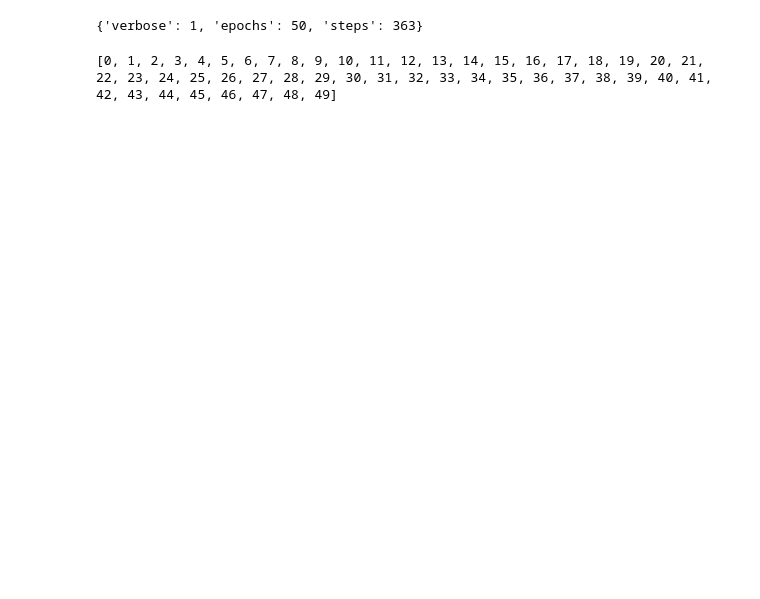
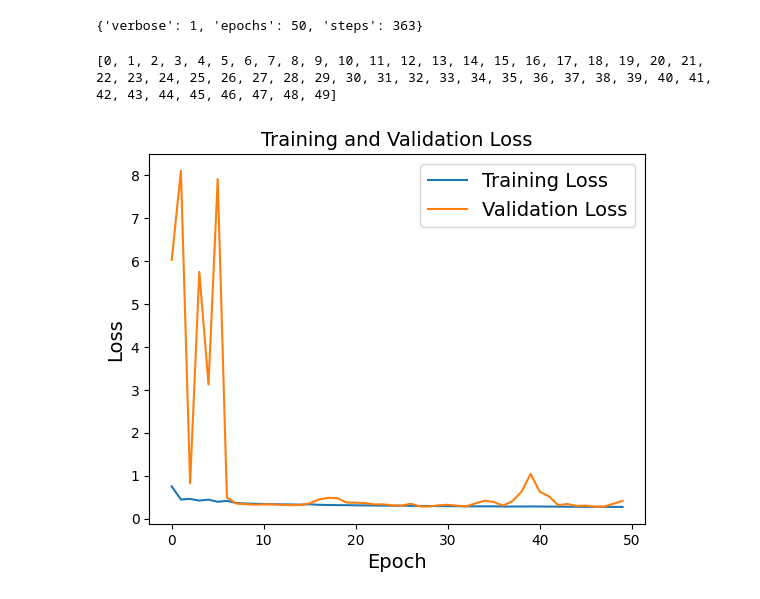
Before and after one commit to moheed-ali/AIML-Notebook-Collection, a Jupyter notebook: california.ipynb, the cells around one changed output. Drawn from its saved outputs; the diff is of its cells as text; code cells hidden in the pictures; blank space fills up the shorter version.

Commit message:
Plotiing Graphs to display predictions

```diff
--- a/california.ipynb
+++ b/california.ipynb
@@ -143,7 +143,7 @@ tf.keras.utils.plot_model(model, "my_california_housing_prediction_model.png", s
 [figure]
 # %%
 # Compile the model
-model.compile(optimizer='adam', loss='mean_squared_error')
+model.compile(optimizer='SGD', loss='mean_squared_error')
 # %%
 # Train the model on the scaled training data
 model_history = model.fit(X_train_scaled, y_train, epochs=50, batch_size=32, validation_data=(X_valid_scaled, y_valid))
@@ -184,0 +176,13 @@ plt.show()
+# %%
+# Display training and validation loss
+import matplotlib.pyplot as plt
+
+plt.plot(model_history.history['loss'], label='Training Loss')
+plt.plot(model_history.history['val_loss'], label='Validation Loss')
+plt.title('Training and Validation Loss')
+plt.xlabel('Epoch')
+plt.ylabel('Loss')
+plt.legend()
+plt.show()
+# %% [output]
+[figure, added]
```
Also changed, not shown: parts of 5 cells of this notebook.
